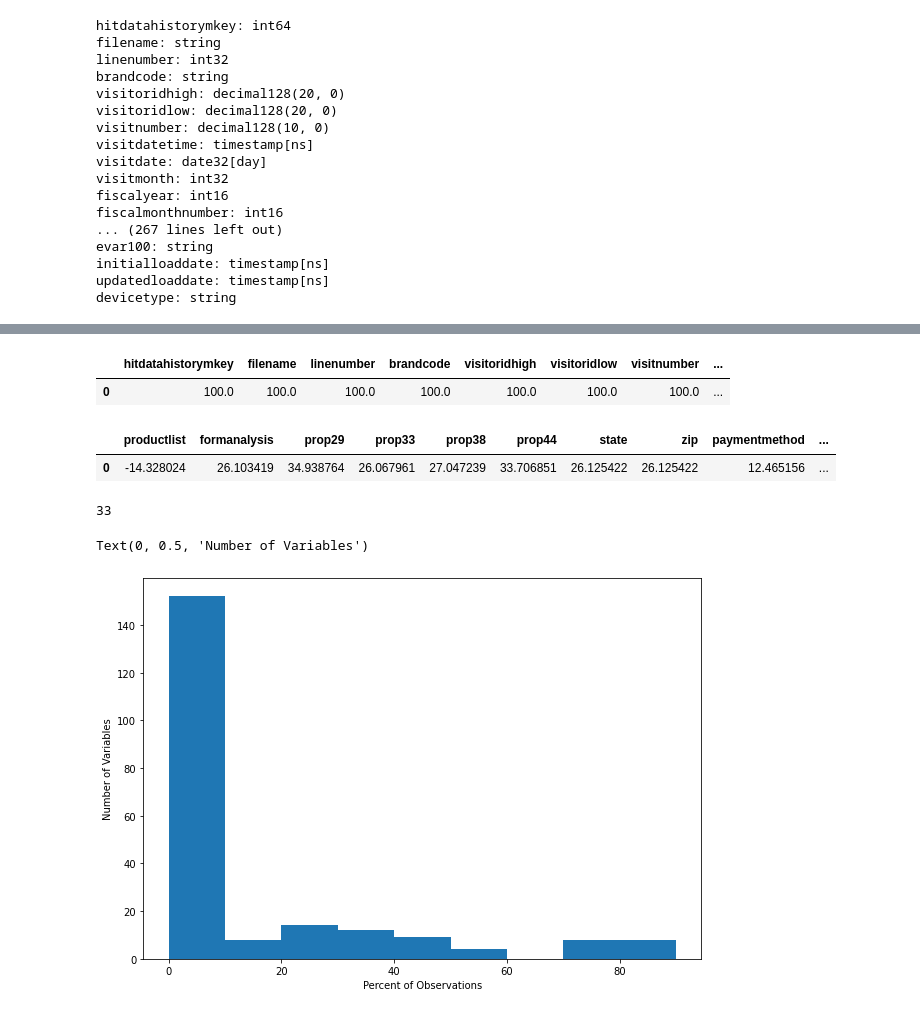
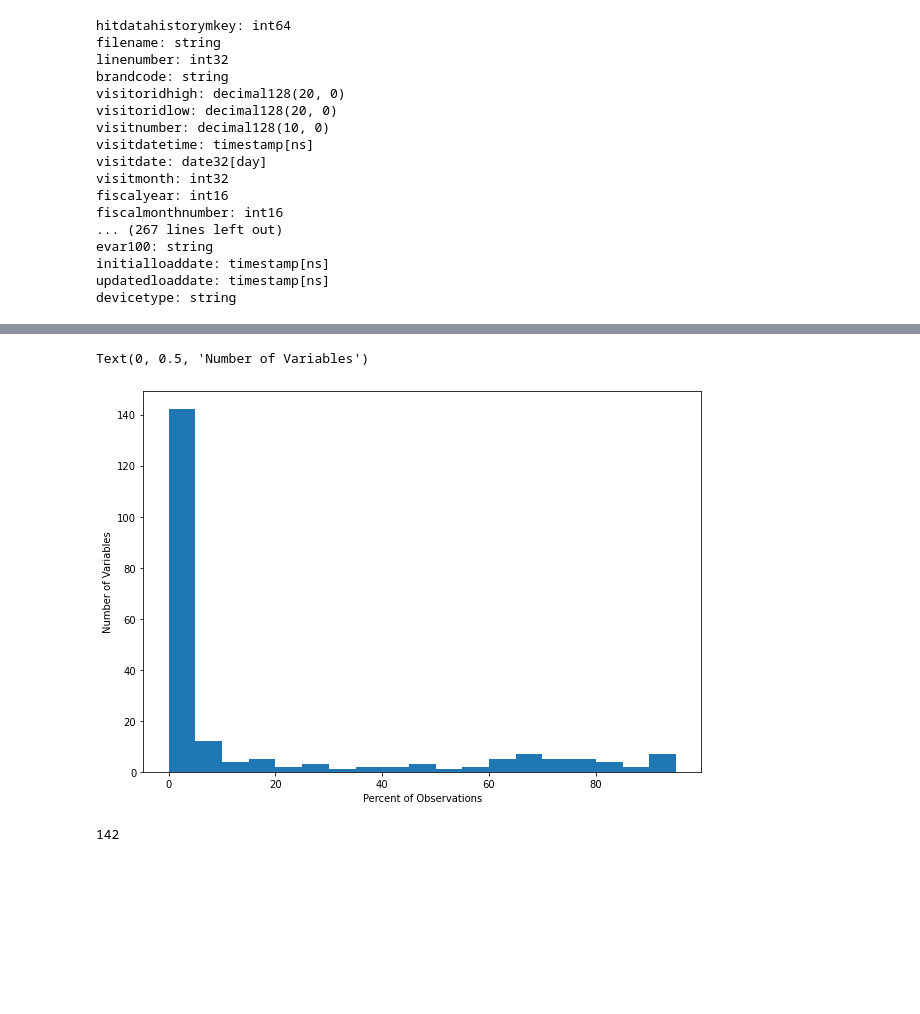
Before and after one commit to toriwang24/M148, a Jupyter notebook: feature_selection.ipynb, the cells around one changed output, grey strips where cells are left out. Drawn from its saved outputs; the diff is of its cells as text; code cells hidden in the pictures; blank space fills up the shorter version.

```diff
--- a/feature_selection.ipynb
+++ b/feature_selection.ipynb
@@ -219,5 +198,0 @@ for names in df_first_visit_purchases.columns:
-# %%
-no_purchase_percent
-# %% [output]
-|  | hitdatahistorymkey | filename | linenumber | brandcode | visitoridhigh | visitoridlow | visitnumber | ... |
-| 0 | 100.0 | 100.0 | 100.0 | 100.0 | 100.0 | 100.0 | 100.0 | ... |
@@ -228 +199,13 @@ difference = purchase_percent - no_purchase_percent
+# %%
+#histogram of variable frequency for PURCHASE VISITS
+
+fig, ax = plt.subplots(figsize =(10, 7))
+
+ax.hist(purchase_percent.iloc[0,:], bins = range(0,100,5))
+
+plt.xlabel("Percent of Observations")
+plt.ylabel("Number of Variables")
+# %% [output]
+Text(0, 0.5, 'Number of Variables')
+[figure, added]
 # %%
@@ -238,22 +221,5 @@ for names in difference.columns:
-# %%
-difference[significant]
-# %% [output]
-|  | productlist | formanalysis | prop29 | prop33 | prop38 | prop44 | state | zip | paymentmethod | ... |
-| 0 | -14.328024 | 26.103419 | 34.938764 | 26.067961 | 27.047239 | 33.706851 | 26.125422 | 26.125422 | 12.465156 | ... |
 # %%
-len(significant)
+len(features)
 # %% [output]
-33
+142
-# %%
-#histogram of variable frequency
-
-fig, ax = plt.subplots(figsize =(10, 7))
-
-ax.hist(percent.iloc[0,:], bins = range(0,100,10))
-
-plt.xlabel("Percent of Observations")
-plt.ylabel("Number of Variables")
-# %% [output]
-Text(0, 0.5, 'Number of Variables')
-[figure, removed]
 # %%
```
Also changed, not shown: parts of 54 cells of this notebook.
